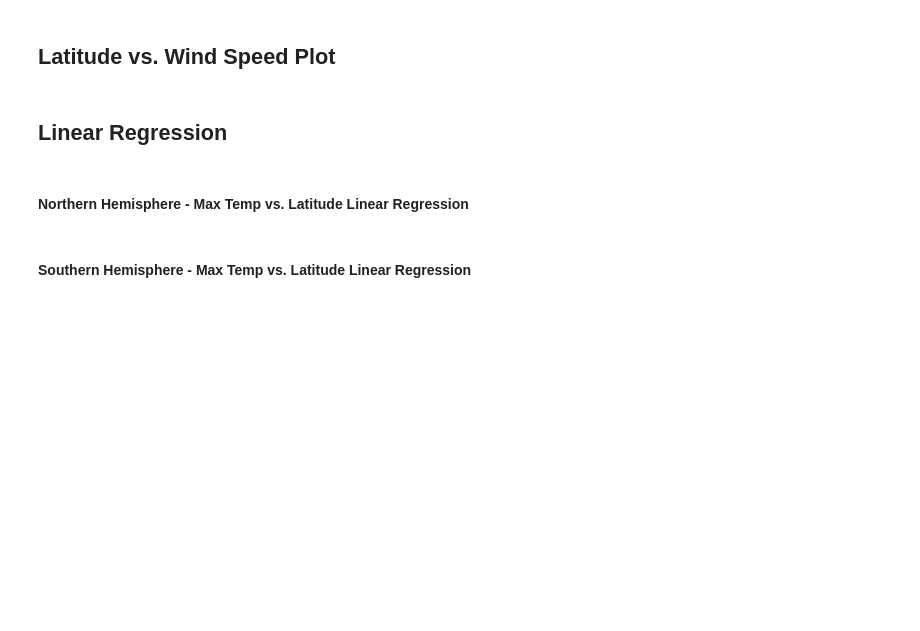
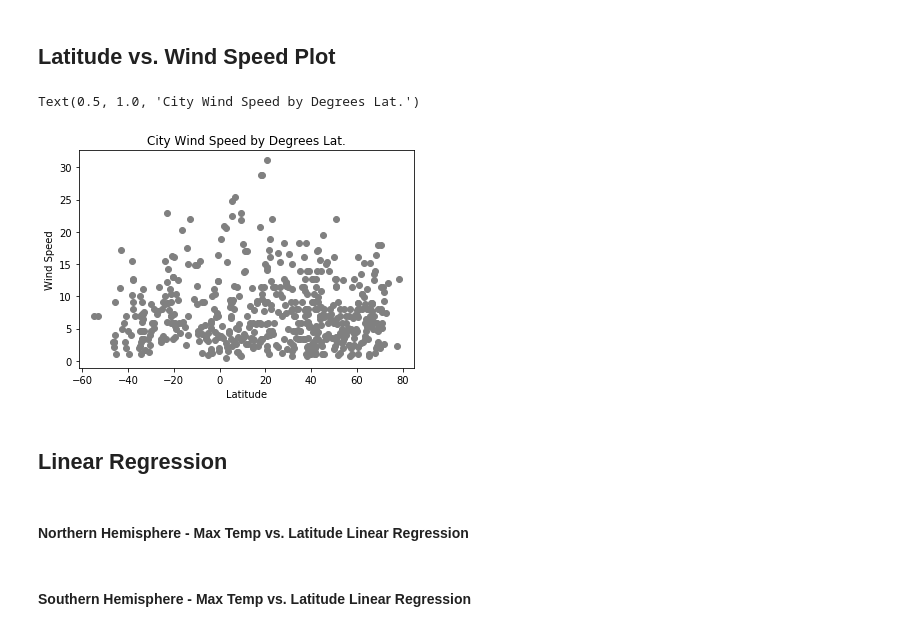
Before and after one commit to anniid/api_weather_challenge, a Jupyter notebook: Weather/WeatherPy.ipynb, the cells around one changed output. Cells and saved outputs as stored; diff of their text form; code cells hidden in the pictures; blank space fills up the shorter version.

```diff
--- a/Weather/WeatherPy.ipynb
+++ b/Weather/WeatherPy.ipynb
@@ -85,5 +203,13 @@ Skip this step if there are no cities that have humidity > 100%.
 # %% [markdown]
 ## Latitude vs. Wind Speed Plot
+# %%
+plt.scatter(lats,winds,c="grey",marker="o")
+plt.xlabel("Latitude")
+plt.ylabel("Wind Speed")
+plt.title("City Wind Speed by Degrees Lat.")
+# %% [output]
+Text(0.5, 1.0, 'City Wind Speed by Degrees Lat.')
+[figure, added]
 # %% [markdown]
 ## Linear Regression
 # %%
```
Also changed, not shown: parts of 9 cells of this notebook, 5 other files.
